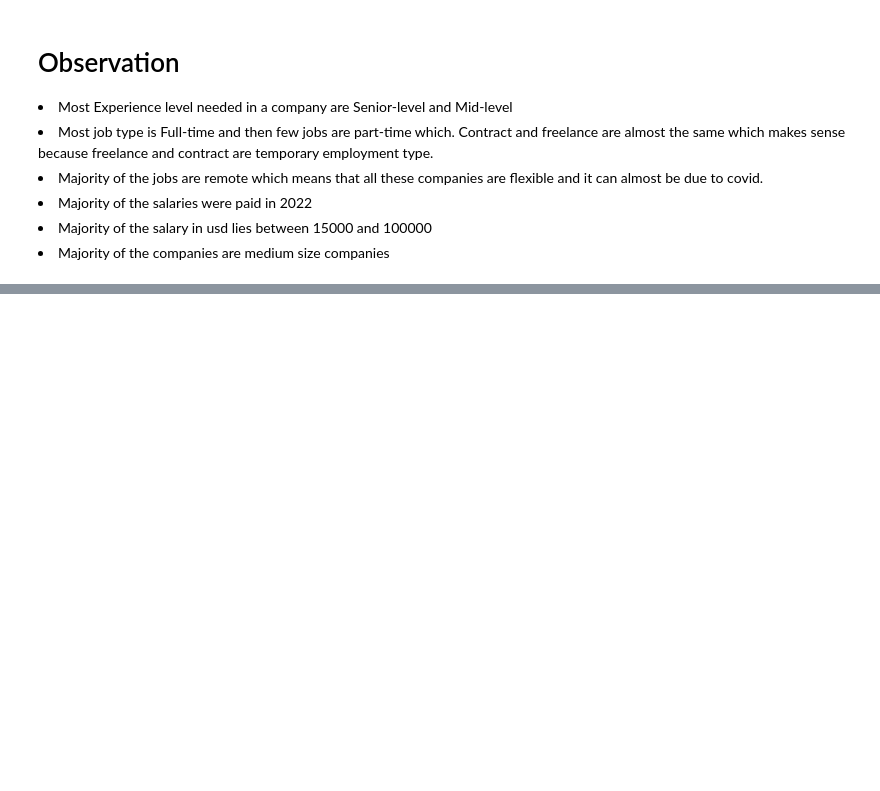
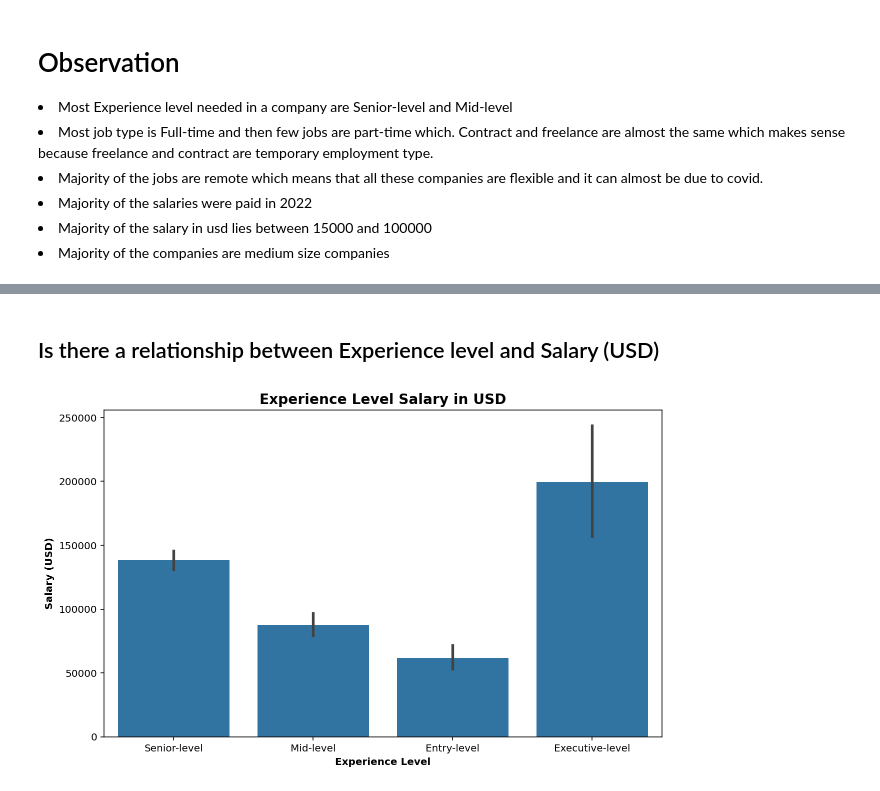
Before and after one commit to Farisi001/Data-Science-Salary-Exploration, a Jupyter notebook: DS_salaries.ipynb, the cells around one changed output, grey strips where cells are left out. Cells and saved outputs as stored; diff of their text form; code cells hidden in the pictures; blank space fills up the shorter version.

```diff
--- a/DS_salaries.ipynb
+++ b/DS_salaries.ipynb
@@ -275,0 +283,2 @@ Name: job_title, dtype: int64
+# %%
+df_clean.loc[df['employee_residence'].map(df['employee_residence'].value_counts(normalize=True).lt(0.03)), 'employee_residence'] = 'Others'
@@ -494,0 +527,14 @@ Most company's size is medium
+# %% [markdown]
+## Is there a relationship between Experience level and Salary (USD)
+# %%
+#Set a larger figure size for the plot
+plt.figure(figsize=[10,6])
+
+# Get the indexes of the Series
+order = df_clean.experience_level.value_counts().index
+# Plot the bar chart of `experience_level` and 'salary_in_usd'
+sns.barplot(data=df_clean, x='experience_level', y='salary_in_usd', color=color, order=order);
+#set the title and label
+x_y_t('Experience Level', 'Salary (USD)', 'Experience Level Salary in USD')
+# %% [output]
+[figure, added]
```
Also changed, not shown: parts of 21 cells of this notebook, 3 other files.
